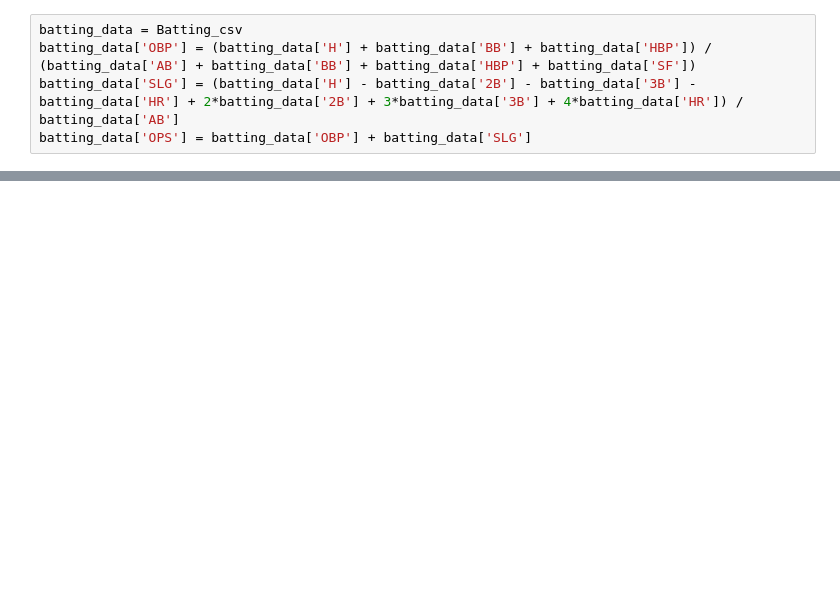
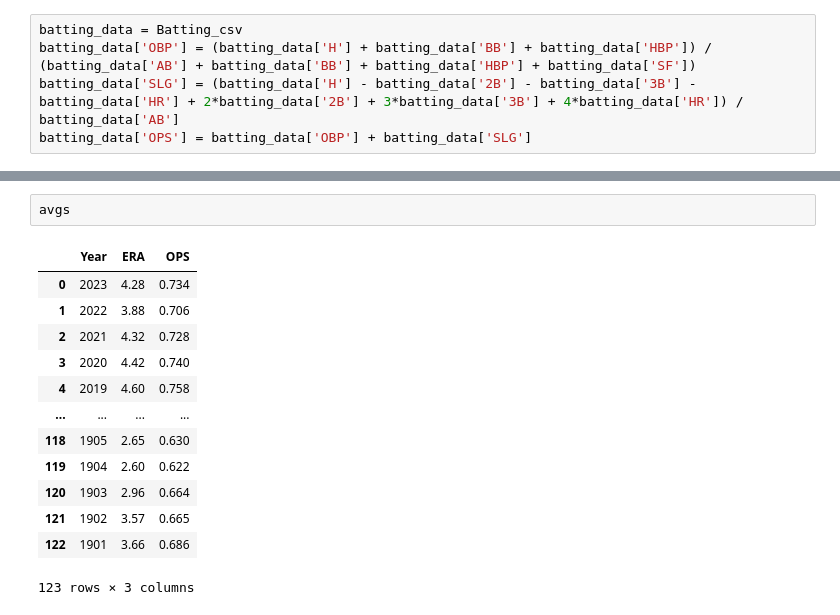
Before and after one commit to CadenParry/Analyzing-MLB-Contracts, a Jupyter notebook: ops_visualization.ipynb, the cells around one changed output, grey strips where cells are left out. Cells and saved outputs as stored; diff of their text form; blank space fills up the shorter version.

```diff
--- a/ops_visualization.ipynb
+++ b/ops_visualization.ipynb
@@ -184,0 +216,16 @@ if(position == 'hitter'):
+# %%
+avgs
+# %% [output]
+|  | Year | ERA | OPS |
+| 0 | 2023 | 4.28 | 0.734 |
+| 1 | 2022 | 3.88 | 0.706 |
+| 2 | 2021 | 4.32 | 0.728 |
+| 3 | 2020 | 4.42 | 0.740 |
+| 4 | 2019 | 4.60 | 0.758 |
+| ... | ... | ... | ... |
+| 118 | 1905 | 2.65 | 0.630 |
+| 119 | 1904 | 2.60 | 0.622 |
+| 120 | 1903 | 2.96 | 0.664 |
+| 121 | 1902 | 3.57 | 0.665 |
+| 122 | 1901 | 3.66 | 0.686 |
+123 rows × 3 columns
```
Also changed, not shown: parts of 25 cells of this notebook, 5 other files.
